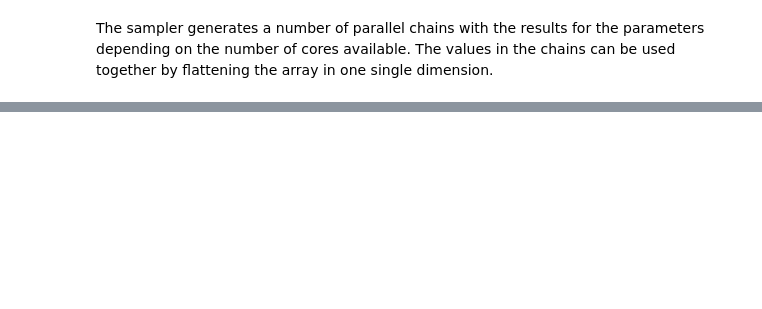
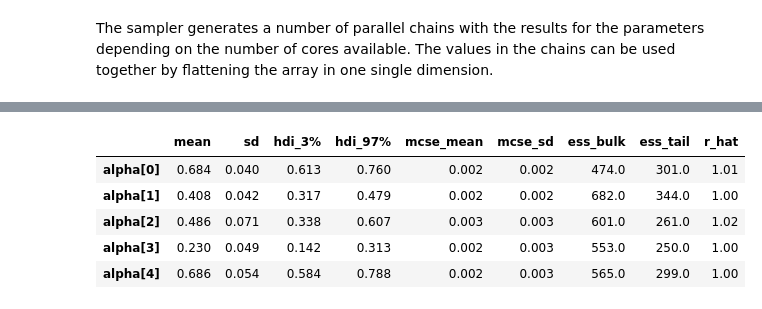
Before and after one commit to luigiselmi/finstat, a Jupyter notebook: hilpisch/ch13_bayesian_statistics.ipynb, the cells around one changed output, grey strips where cells are left out. Saved outputs shown, nothing was run; the diff lists cells and outputs as text; code cells hidden in the pictures; blank space fills up the shorter version.

```diff
--- a/hilpisch/ch13_bayesian_statistics.ipynb
+++ b/hilpisch/ch13_bayesian_statistics.ipynb
@@ -183,0 +234,20 @@ plt.legend()
+# %%
+subsample_alpha = 50
+subsample_beta = 50
+# %%
+model_randomwalk = pm.Model()
+with model_randomwalk:
+    sigma_alpha = pm.Exponential('sig_alpha', 1. / .02, initval=.1)
+    sigma_beta = pm.Exponential('sig_beta', 1. / .02, initval=.1)
+    alpha = GaussianRandomWalk('alpha', sigma_alpha ** -2, shape=int(len(data) / subsample_alpha))
+    beta = GaussianRandomWalk('beta', sigma_beta ** -2, shape=int(len(data) / subsample_beta))
+    alpha_r = np.repeat(alpha, subsample_alpha)
+    beta_r = np.repeat(beta, subsample_beta)
+    regression = alpha_r + beta_r * data['GDX'].values[:2100]
+    sd = pm.Uniform('sigma', 0, 20)
+    likelihood = pm.Normal('GLD', mu=regression, sigma=sd, observed=data['GLD'].values[:2100])
+# %%
+with model_randomwalk:
+    start = pm.find_MAP(vars=[alpha, beta])
+    step = pm.NUTS()
+    trace_rw = pm.sample(250, tune=1000, start=start, progressbar=True)
@@ -183,0 +265,9 @@ plt.legend()
+# %%
+pm.summary(trace_rw).head()
+# %% [output]
+|  | mean | sd | hdi_3% | hdi_97% | mcse_mean | mcse_sd | ess_bulk | ess_tail | r_hat |
+| alpha[0] | 0.684 | 0.040 | 0.613 | 0.760 | 0.002 | 0.002 | 474.0 | 301.0 | 1.01 |
+| alpha[1] | 0.408 | 0.042 | 0.317 | 0.479 | 0.002 | 0.002 | 682.0 | 344.0 | 1.00 |
+| alpha[2] | 0.486 | 0.071 | 0.338 | 0.607 | 0.003 | 0.003 | 601.0 | 261.0 | 1.02 |
+| alpha[3] | 0.230 | 0.049 | 0.142 | 0.313 | 0.002 | 0.003 | 553.0 | 250.0 | 1.00 |
+| alpha[4] | 0.686 | 0.054 | 0.584 | 0.788 | 0.002 | 0.003 | 565.0 | 299.0 | 1.00 |
```
Also changed, not shown: parts of 29 cells of this notebook.
